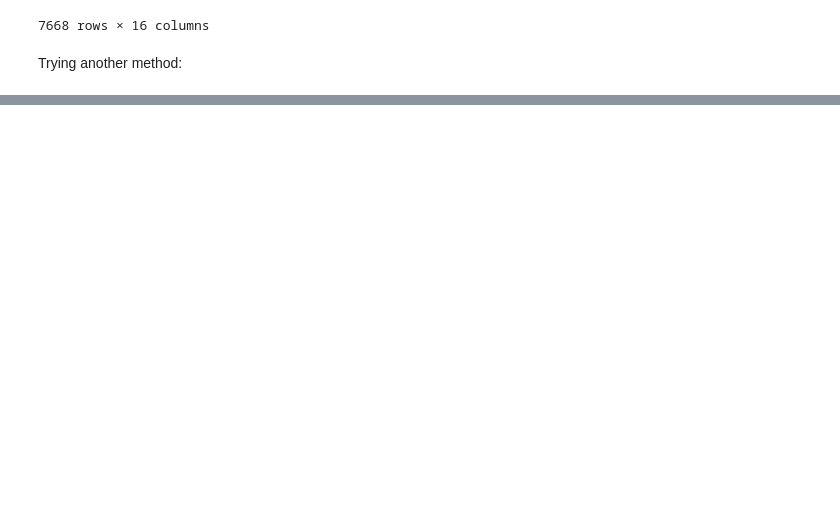
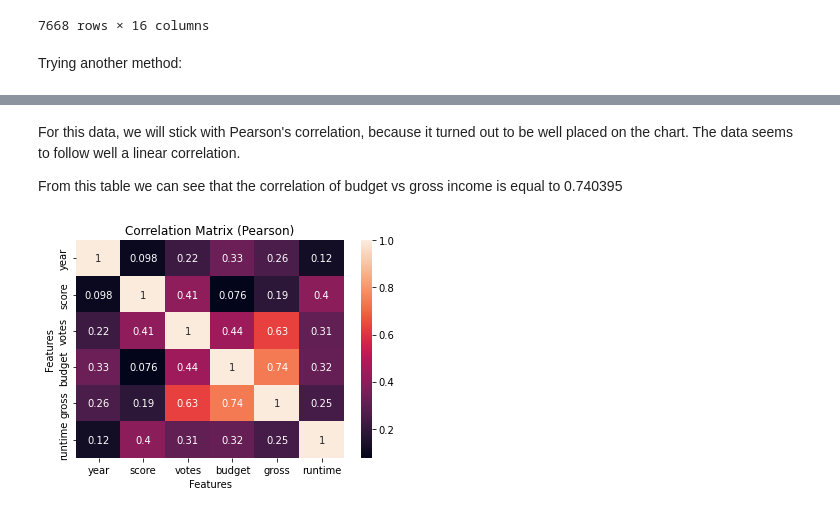
Before and after one commit to antunes-lima/Python-Movie-Industry-Analysis, a Jupyter notebook: Python_Movie_Industry_Analysis.ipynb, the cells around one changed output, grey strips where cells are left out. Drawn from its saved outputs; the diff is of its cells as text; code cells hidden in the pictures; blank space fills up the shorter version.

```diff
--- a/Python_Movie_Industry_Analysis.ipynb
+++ b/Python_Movie_Industry_Analysis.ipynb
@@ -231,0 +356,18 @@ Name: year_release, dtype: int64
+# %% [markdown]
+For this data, we will stick with Pearson's correlation, because it turned out to be well placed on the chart. The data seems to follow well a linear correlation.
+
+From this table we can see that the correlation of budget vs gross income is equal to 0.740395
+# %%
+# making a correlation matrix, using seaborn heat map
+
+correlation = df.corr(method='pearson')
+
+sns.heatmap(correlation, annot=True)
+
+plt.title('Correlation Matrix (Pearson)')
+plt.xlabel('Features')
+plt.ylabel('Features')
+
+plt.show()
+# %% [output]
+[figure, added]
```
Also changed, not shown: parts of 30 cells of this notebook.
